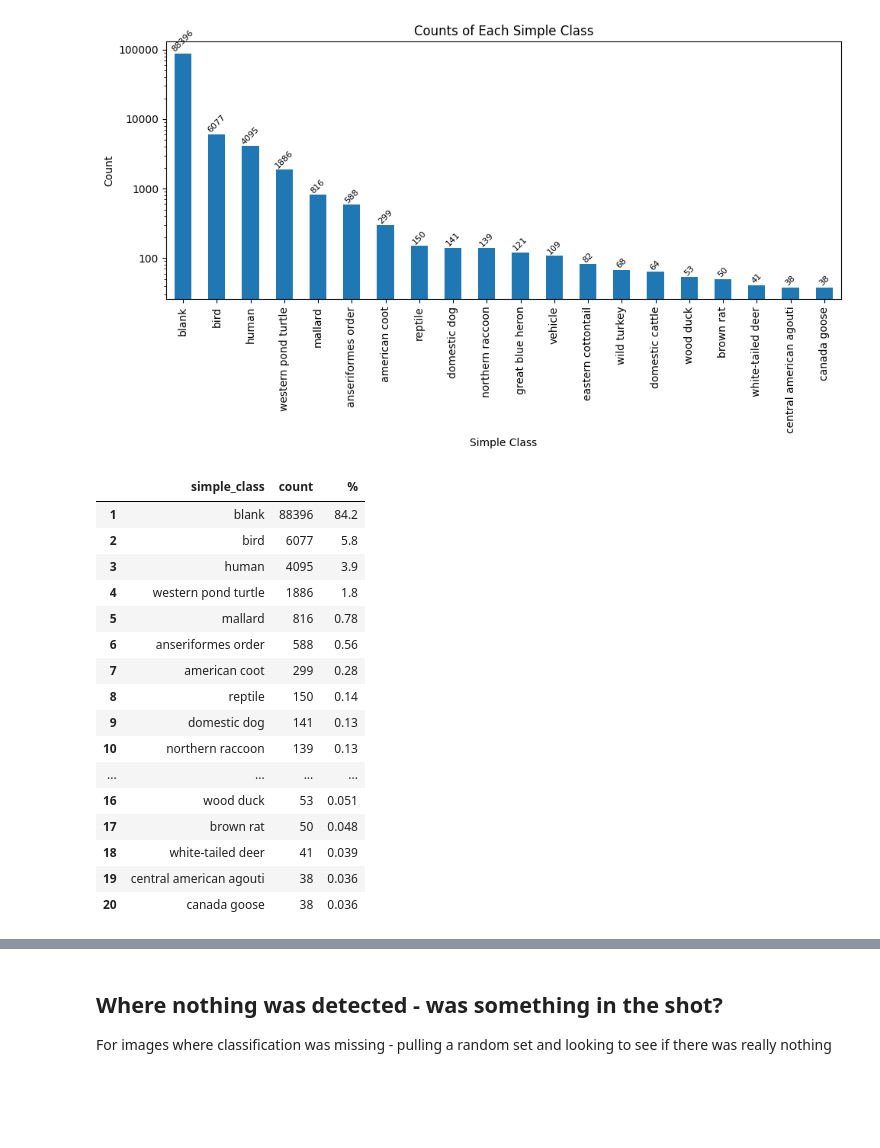
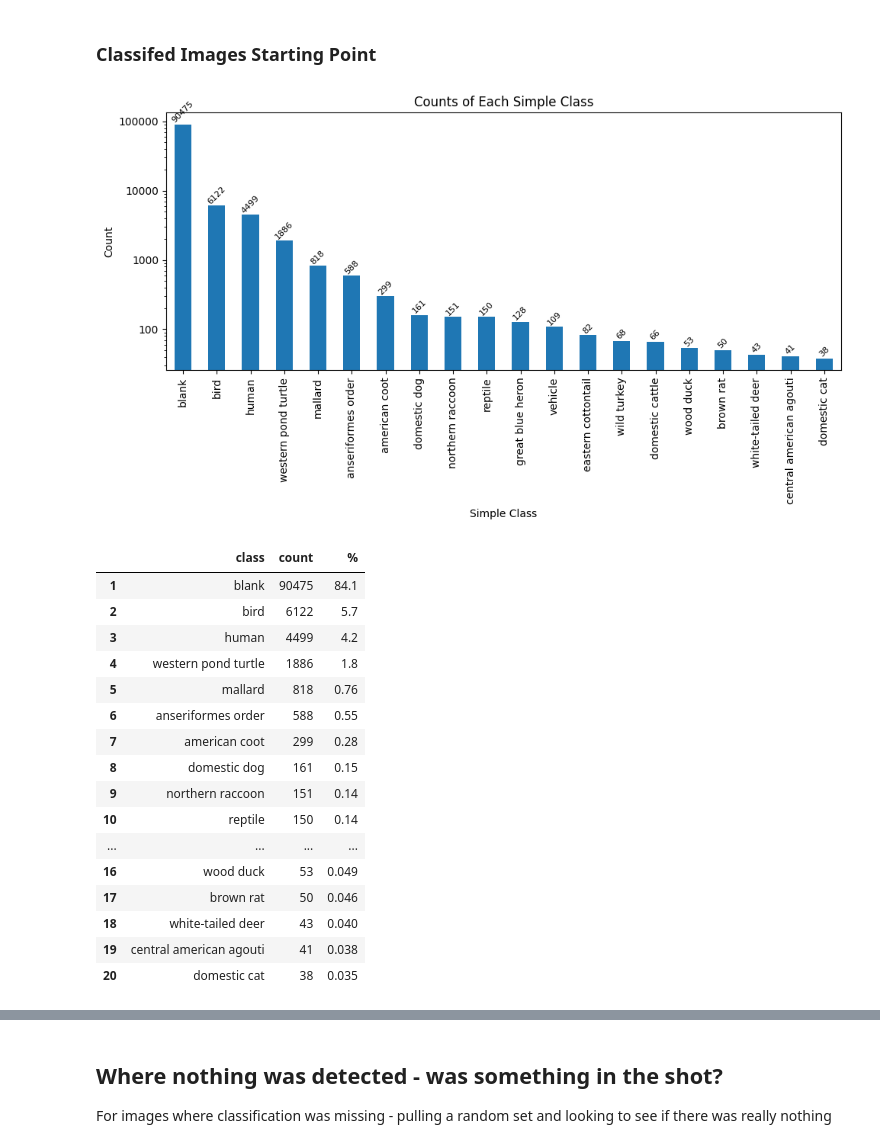
Before and after one commit to morescode-pm/urbanrivers-speciesnet-preview, a Jupyter notebook: runs/full-no-geo/eda-predict-full-no-geo.ipynb, the cells around one changed output, grey strips where cells are left out. Drawn from its saved outputs; the diff is of its cells as text; code cells hidden in the pictures; blank space fills up the shorter version.

```diff
--- a/runs/full-no-geo/eda-predict-full-no-geo.ipynb
+++ b/runs/full-no-geo/eda-predict-full-no-geo.ipynb
@@ -6,7 +6,7 @@ master_json = "predictions_dict_master_fullnogeo.json"
 
 with open(master_json, "r") as f:
     data = json.load(f)
-    json_string = json.dumps(data['predictions'][1000], indent=3)
+    json_string = json.dumps(data['predictions'][55363], indent=3)
 
 print(json_string)
 # %% [output]
@@ -140,15 +181,22 @@ df2.head()
 # %%
 # Save the df as a csv
 df2.to_csv("classified_images.csv")
+# %% [markdown]
+### Classifed Images Starting Point
+# %%
+import pandas as pd
+
+# Reload the classified images
+df2 = pd.read_csv("classified_images.csv")
 # %%
 import matplotlib.pyplot as plt
 from matplotlib.ticker import ScalarFormatter
 
 # Filter out a simple class
-df3 = df2[~df2["simple_class"].isin([])]
+df3 = df2[~df2["class"].isin([])]
 
 # Count how many times each simple_class appears
-counts = df3["simple_class"].value_counts()
+counts = df3["class"].value_counts()
 counts = counts[:20]
 
 # Plot bar graph
@@ -160,38 +208,38 @@ plt.yscale("log")
 plt.ylabel("Count")
 
 # Format y-axis ticks as integers (not floats/scientific)
 ax.yaxis.set_major_formatter(ScalarFormatter())
 ax.yaxis.get_major_formatter().set_scientific(False)
 ax.yaxis.get_major_formatter().set_useOffset(False)
 
 # Configure x axis
 plt.xlabel("Simple Class")
 plt.xticks(rotation=90, ha="center")
 
 # Add count labels on top of each bar, rotated vertical
 for bar in ax.patches:
     height = bar.get_height()
     ax.text(
         bar.get_x() + bar.get_width() / 2,  # x-position: center of bar
         height,                             # y-position: top of bar
         f'{int(height)}',                   # text: integer count
         ha='center',
         va='bottom',
         rotation=45,
         fontsize=8
     )
 
 
 # Display
 plt.tight_layout()
 plt.subplots_adjust(bottom=0.25, left=0.25)
 plt.show()
 # %% [output]
-[figure, old version]
+[figure, new version]
 # %%
 # Create a table of counts
-counts_table = df3["simple_class"].value_counts().reset_index()
-counts_table.columns = ["simple_class", "count"]
+counts_table = df3["class"].value_counts().reset_index()
+counts_table.columns = ["class", "count"]
 
 def format_pct(x):
     if x < 0.1: return f'{x:.3f}'
@@ -201,27 +249,30 @@ def format_pct(x):
 counts_table["%"] = (counts_table["count"]/len(df3) * 100).map(format_pct)
 counts_table.index = counts_table.index + 1
 
+# Save the table so we can figure out an error rate
+counts_table.to_csv("simple_class_counts.csv")
+
 # Display the table
 top_20_classes = counts_table[:20]
 top_20_classes
 # %% [output]
-|  | simple_class | count | % |
-| 1 | blank | 88396 | 84.2 |
-| 2 | bird | 6077 | 5.8 |
-| 3 | human | 4095 | 3.9 |
+|  | class | count | % |
+| 1 | blank | 90475 | 84.1 |
+| 2 | bird | 6122 | 5.7 |
+| 3 | human | 4499 | 4.2 |
 | 4 | western pond turtle | 1886 | 1.8 |
-| 5 | mallard | 816 | 0.78 |
-| 6 | anseriformes order | 588 | 0.56 |
+| 5 | mallard | 818 | 0.76 |
+| 6 | anseriformes order | 588 | 0.55 |
 | 7 | american coot | 299 | 0.28 |
-| 8 | reptile | 150 | 0.14 |
-| 9 | domestic dog | 141 | 0.13 |
-| 10 | northern raccoon | 139 | 0.13 |
+| 8 | domestic dog | 161 | 0.15 |
+| 9 | northern raccoon | 151 | 0.14 |
+| 10 | reptile | 150 | 0.14 |
 | ... | ... | ... | ... |
-| 16 | wood duck | 53 | 0.051 |
-| 17 | brown rat | 50 | 0.048 |
-| 18 | white-tailed deer | 41 | 0.039 |
-| 19 | central american agouti | 38 | 0.036 |
-| 20 | canada goose | 38 | 0.036 |
+| 16 | wood duck | 53 | 0.049 |
+| 17 | brown rat | 50 | 0.046 |
+| 18 | white-tailed deer | 43 | 0.040 |
+| 19 | central american agouti | 41 | 0.038 |
+| 20 | domestic cat | 38 | 0.035 |
 # %%
 # Create a mediaID column by splitting on '.' and taking the first part
 df3['mediaID'] = df3['imageName'].str.split('.').str[0]
```
Also changed, not shown: parts of 16 cells of this notebook, 4 other files.
